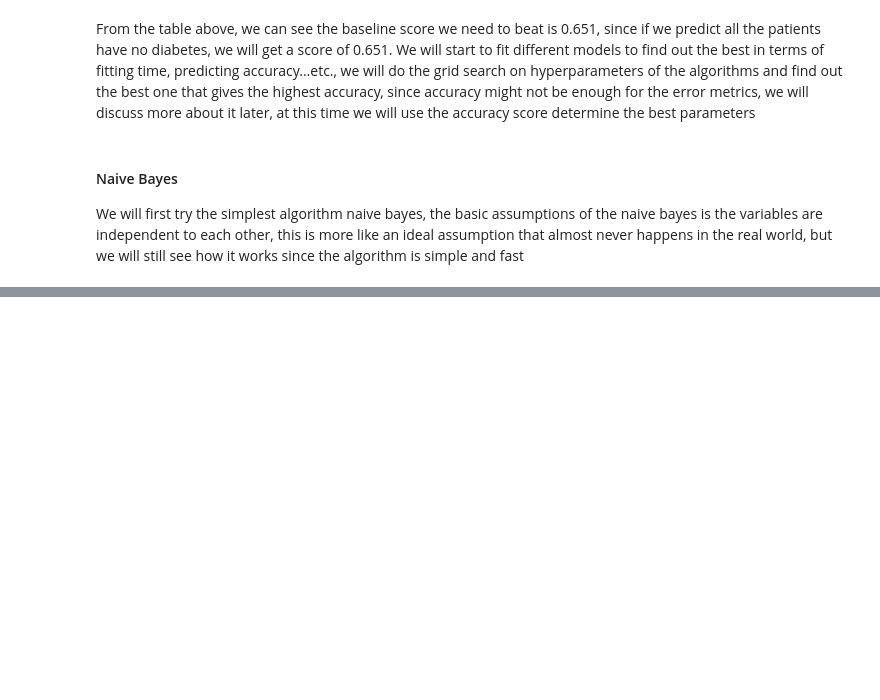
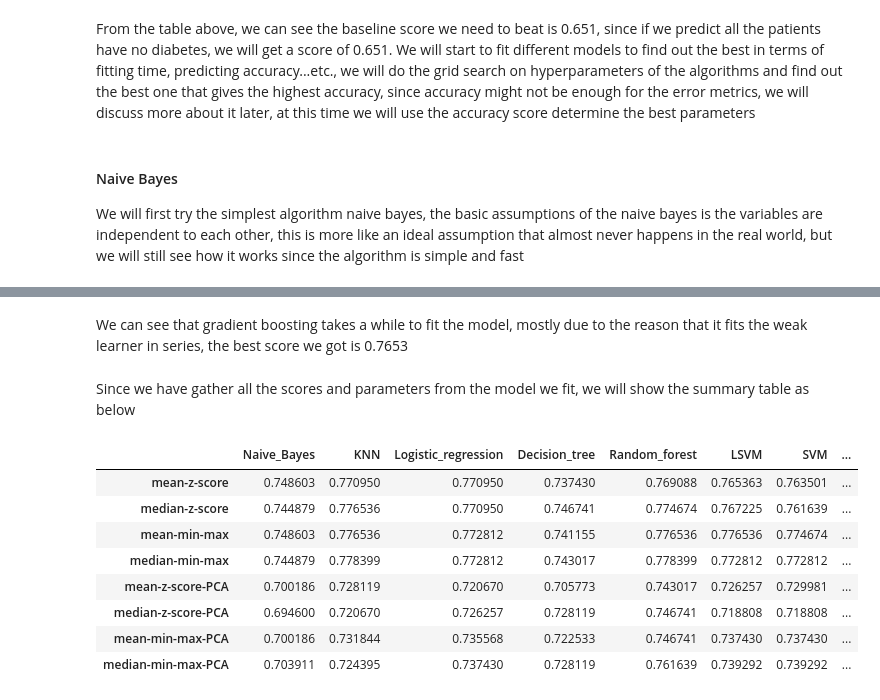
Before and after one commit to george1577/Thinkful_Data_Science, a Jupyter notebook: Capstone project/Capstone project 1/Modeling/Modeling.ipynb, the cells around one changed output, grey strips where cells are left out. Saved outputs shown, nothing was run; the diff lists cells and outputs as text; code cells hidden in the pictures; blank space fills up the shorter version.

```diff
--- a/Capstone project/Capstone project 1/Modeling/Modeling.ipynb
+++ b/Capstone project/Capstone project 1/Modeling/Modeling.ipynb
@@ -81,12 +104,17 @@ data_all = [(diabetes_mean_X_train_z, 'mean-z-score'), (diabetes_median_X_train_
 # %%
 naive = GaussianNB()
 
+# create an empty list to store the scores of naive bayes algorithms
+all_score['Naive_Bayes'] = []
+all_params['Naive_Bayes'] = []
 # specify the hyperparameters we are going to do gridsearch on
 naive_params = {'var_smoothing': [1e-11, 1e-10, 1e-9, 1e-8, 1e-7]}
 for data in data_all:
     print(data[1])
     print('-'*90)
-    best = get_best_model_accuracy(naive, naive_params, data[0], diabetes_y_train)
+    best, score = get_best_model_accuracy(naive, naive_params, data[0], diabetes_y_train, score='accuracy')
+    all_score['Naive_Bayes'].append(score)
+    all_params['Naive_Bayes'].append(best_nv)
     print('\n')
 # %% [output]
 mean-z-score
@@ -135,0 +335,16 @@ Average Time to Score (s): 0.001
+# %%
+# svc with non-linear kernel
+svc = SVC()
+
+# create an empty list to store the scores of non-linear support vector machine algorithms
+all_score['SVM'] = []
+all_params['SVM'] = []
+svc_params = {'C': [0.01, 0.1, 1, 10, 100],
+              'kernel': ['rbf', 'poly']}
+for data in data_all:
+    print(data[1])
+    print('-'*90)
+    best, score = get_best_model_accuracy(svc, svc_params, data[0], diabetes_y_train, score='accuracy')
+    all_score['SVM'].append(score)
+    all_params['SVM'].append(best)
+    print('\n')
@@ -135,0 +374,16 @@ Average Time to Score (s): 0.001
+# %%
+gbr = GradientBoostingClassifier()
+
+# create an empty list to store the scores of gradient boosting algorithms
+all_score['Gradient_boosting'] = []
+all_params['Gradient_boosting'] = []
+gbr_params = {'learning_rate': [0.01, 0.05, 0.1, 0.5, 1],
+              'n_estimators': [50, 100, 500]}
+
+for data in data_all:
+    print(data[1])
+    print('-'*90)
+    best, score = get_best_model_accuracy(gbr, gbr_params, data[0], diabetes_y_train, score='accuracy')
+    all_score['Gradient_boosting'].append(score)
+    all_params['Gradient_boosting'].append(best)
+    print('\n')
@@ -135,0 +408,20 @@ Average Time to Score (s): 0.001
+# %% [markdown]
+We can see that gradient boosting takes a while to fit the model, mostly due to the reason that it fits the weak learner in series, the best score we got is 0.7653
+# %% [markdown]
+Since we have gather all the scores and parameters from the model we fit, we will show the summary table as below
+# %%
+# creating a dataframe for the score
+all_score_df = pd.DataFrame(all_score, index=['mean-z-score', 'median-z-score', 'mean-min-max',
+                                              'median-min-max', 'mean-z-score-PCA', 'median-z-score-PCA',
+                                              'mean-min-max-PCA', 'median-min-max-PCA'])
+all_score_df
+# %% [output]
+|  | Naive_Bayes | KNN | Logistic_regression | Decision_tree | Random_forest | LSVM | SVM | ... |
+| mean-z-score | 0.748603 | 0.770950 | 0.770950 | 0.737430 | 0.769088 | 0.765363 | 0.763501 | ... |
+| median-z-score | 0.744879 | 0.776536 | 0.770950 | 0.746741 | 0.774674 | 0.767225 | 0.761639 | ... |
+| mean-min-max | 0.748603 | 0.776536 | 0.772812 | 0.741155 | 0.776536 | 0.776536 | 0.774674 | ... |
+| median-min-max | 0.744879 | 0.778399 | 0.772812 | 0.743017 | 0.778399 | 0.772812 | 0.772812 | ... |
+| mean-z-score-PCA | 0.700186 | 0.728119 | 0.720670 | 0.705773 | 0.743017 | 0.726257 | 0.729981 | ... |
+| median-z-score-PCA | 0.694600 | 0.720670 | 0.726257 | 0.728119 | 0.746741 | 0.718808 | 0.718808 | ... |
+| mean-min-max-PCA | 0.700186 | 0.731844 | 0.735568 | 0.722533 | 0.746741 | 0.737430 | 0.737430 | ... |
+| median-min-max-PCA | 0.703911 | 0.724395 | 0.737430 | 0.728119 | 0.761639 | 0.739292 | 0.739292 | ... |
```
Also changed, not shown: parts of 30 cells of this notebook, 14 other files.
